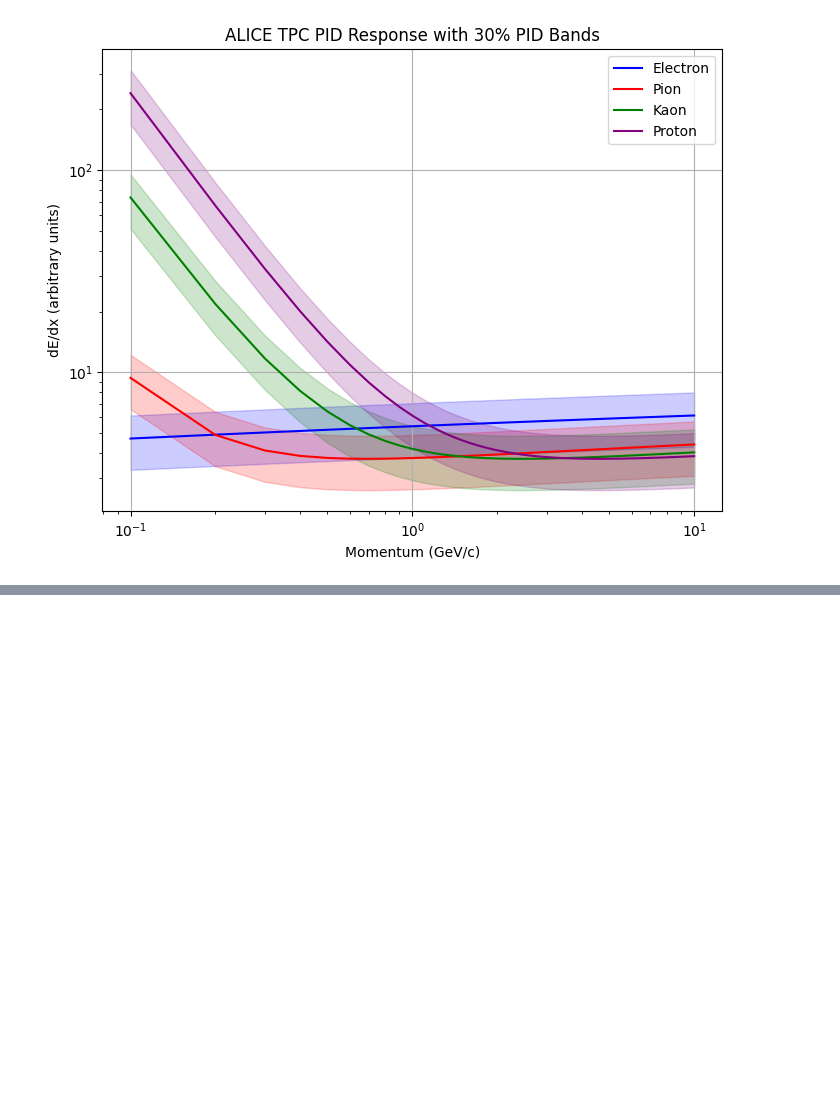
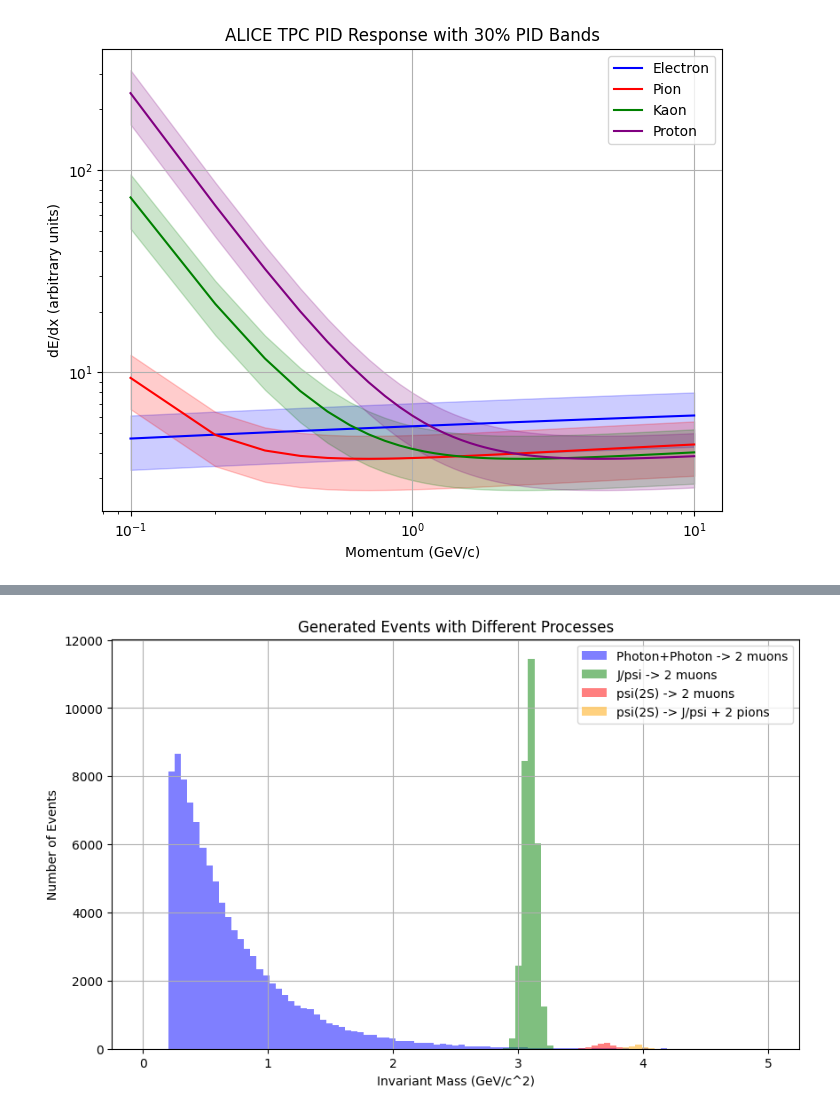
Before and after one commit to siragoni/ML-upc, a Jupyter notebook: Complete-unsupervised.ipynb, the cells around one changed output, grey strips where cells are left out. Cells and saved outputs as stored; diff of their text form; code cells hidden in the pictures; blank space fills up the shorter version.

```diff
--- a/Complete-unsupervised.ipynb
+++ b/Complete-unsupervised.ipynb
@@ -188,0 +729,4 @@ plt.show()
+# %%
+generate_all_events()
+# %% [output]
+[figure, added]
```
Also changed, not shown: parts of 10 cells of this notebook.
